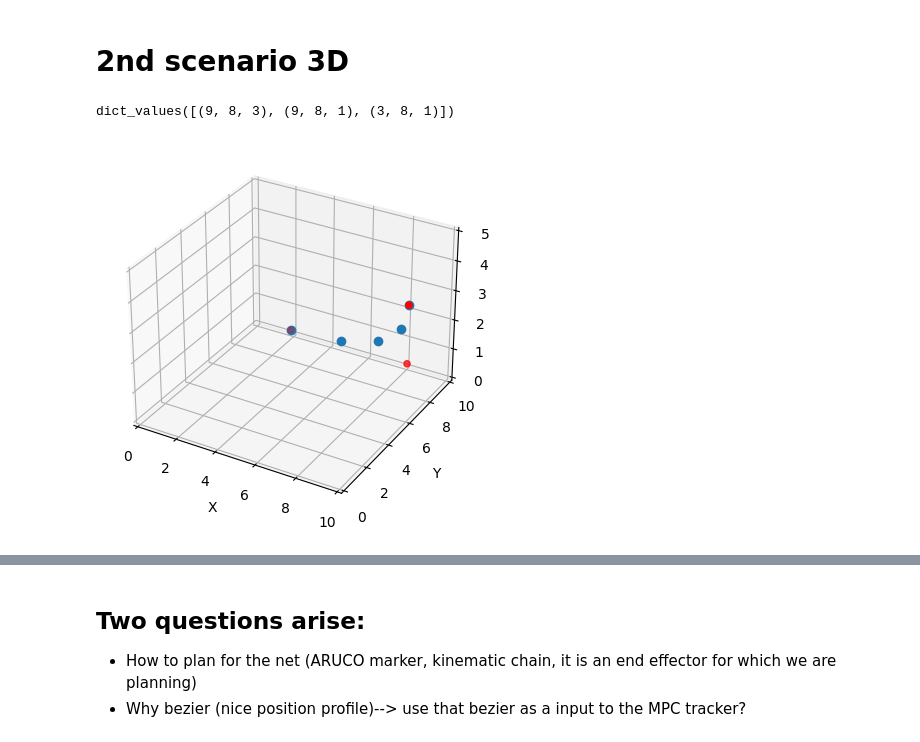
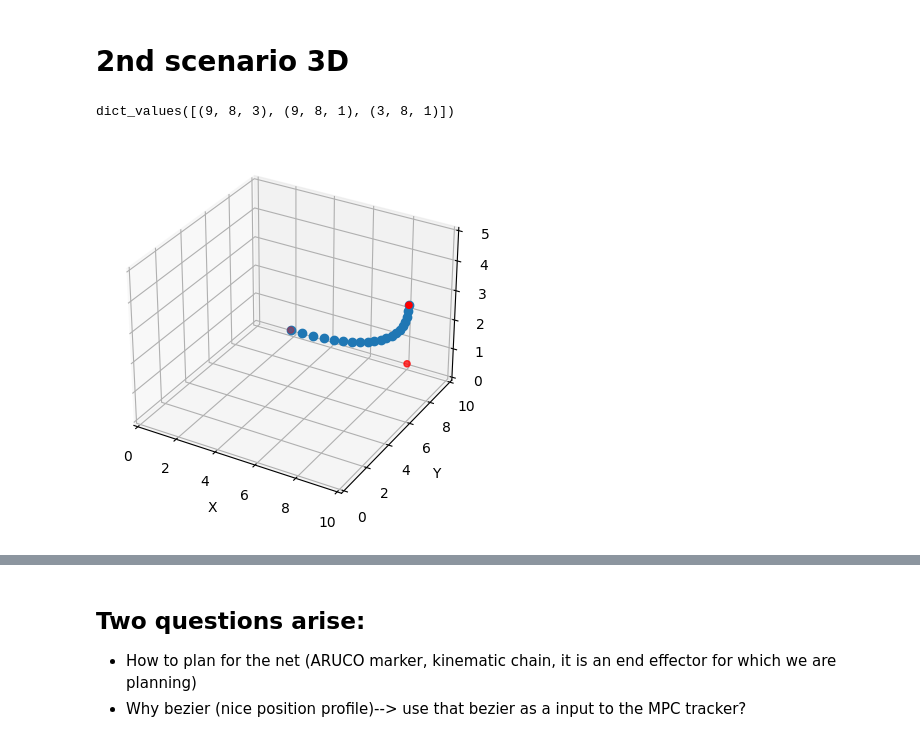
Before and after one commit to fzoric8/ros_utils, a Jupyter notebook: play/BezierLitterPickup.ipynb, the cells around one changed output, grey strips where cells are left out. Cells and saved outputs as stored; diff of their text form; code cells hidden in the pictures.

```diff
--- a/play/BezierLitterPickup.ipynb
+++ b/play/BezierLitterPickup.ipynb
@@ -159,16 +159,16 @@ plot_curve(Bquad, fig0, ax0)
 # %%
 pts_ = {"uav": (9, 8, 3),
         "cp": (9, 8, 1),
        "goal": (3, 8, 1)}
 
 print(pts_.values())
 
 fig0, ax0 = plot_points_3d(pts_)
-Bquad = create_quadratic_bezier_curve( pts_["uav"], pts_["cp"], pts_["goal"], dt=0.2)
+Bquad = create_quadratic_bezier_curve( pts_["uav"], pts_["cp"], pts_["goal"], dt=0.05)
 fig0, ax0 = plot_curve(Bquad, fig0, ax0)
 # %% [output]
 dict_values([(9, 8, 3), (9, 8, 1), (3, 8, 1)])
-[figure, old version]
+[figure, new version]
 # %%
 pt = [pt for pt in pts_.values()]
 print(pt)
```
Also changed, not shown: parts of 17 cells of this notebook.
